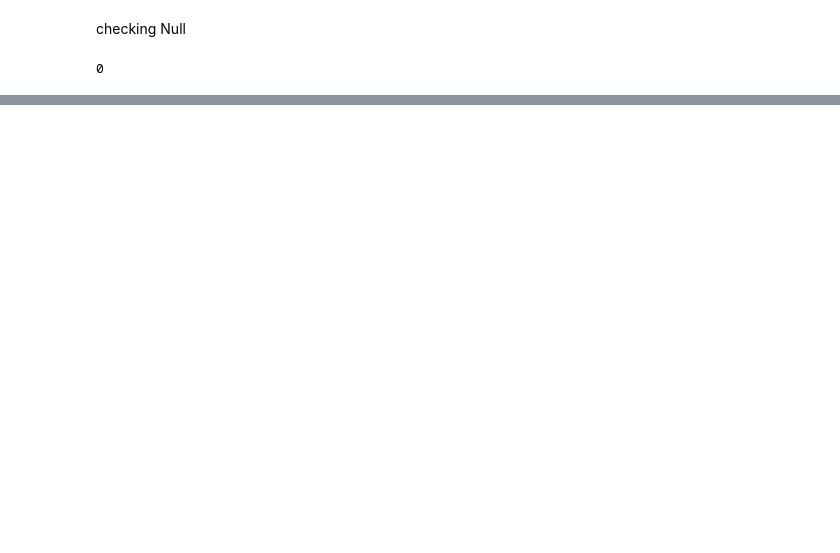
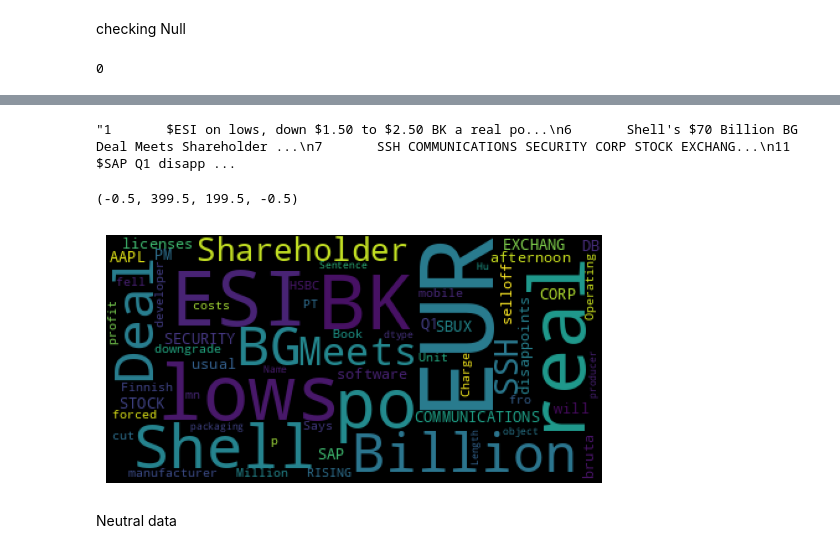
Before and after one commit to ShreeKeshavan/Machine_Learning, a Jupyter notebook: Sentiment_Analysis.ipynb, the cells around one changed output, grey strips where cells are left out. Saved outputs shown, nothing was run; the diff lists cells and outputs as text; code cells hidden in the pictures; blank space fills up the shorter version.

```diff
--- a/Sentiment_Analysis.ipynb
+++ b/Sentiment_Analysis.ipynb
@@ -81,0 +145,15 @@ y.isnull().sum()
+# %%
+str(negative_data['Sentence']) # to convert all the sentence together then only we can able to create word cloud
+# %% [output]
+"1       $ESI on lows, down $1.50 to $2.50 BK a real po...\n6       Shell's $70 Billion BG Deal Meets Shareholder ...\n7       SSH COMMUNICATIONS SECURITY CORP STOCK EXCHANG...\n11      $SAP Q1 disapp ...
+# %%
+# Word Cloud
+
+wc = WordCloud().generate(str(negative_data['Sentence'])) #to generate word cloud on which data
+plt.imshow(wc) #to generate images using matplotlib
+plt.axis('off') #to off the axis labels
+# %% [output]
+(-0.5, 399.5, 199.5, -0.5)
+[figure, added]
+# %% [markdown]
+Neutral data
```
Also changed, not shown: parts of 15 cells of this notebook.
